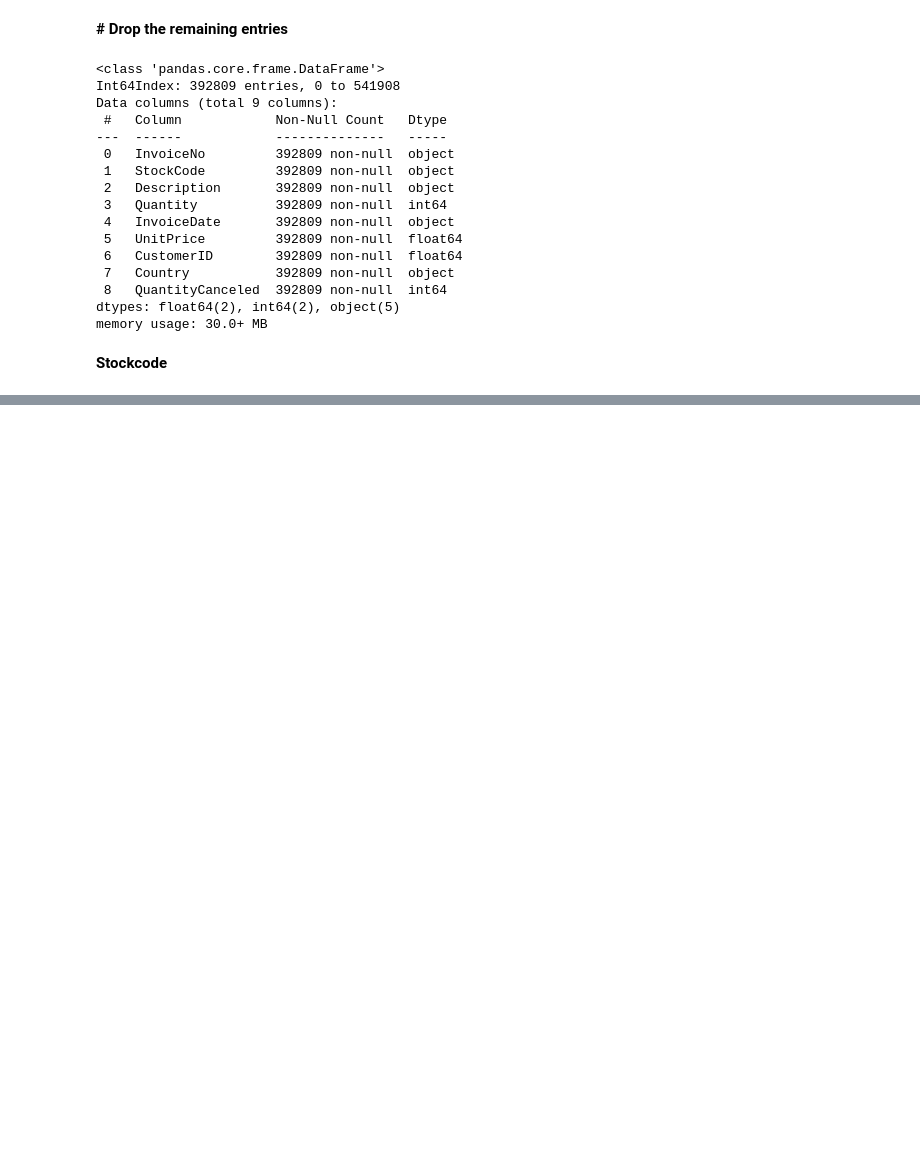
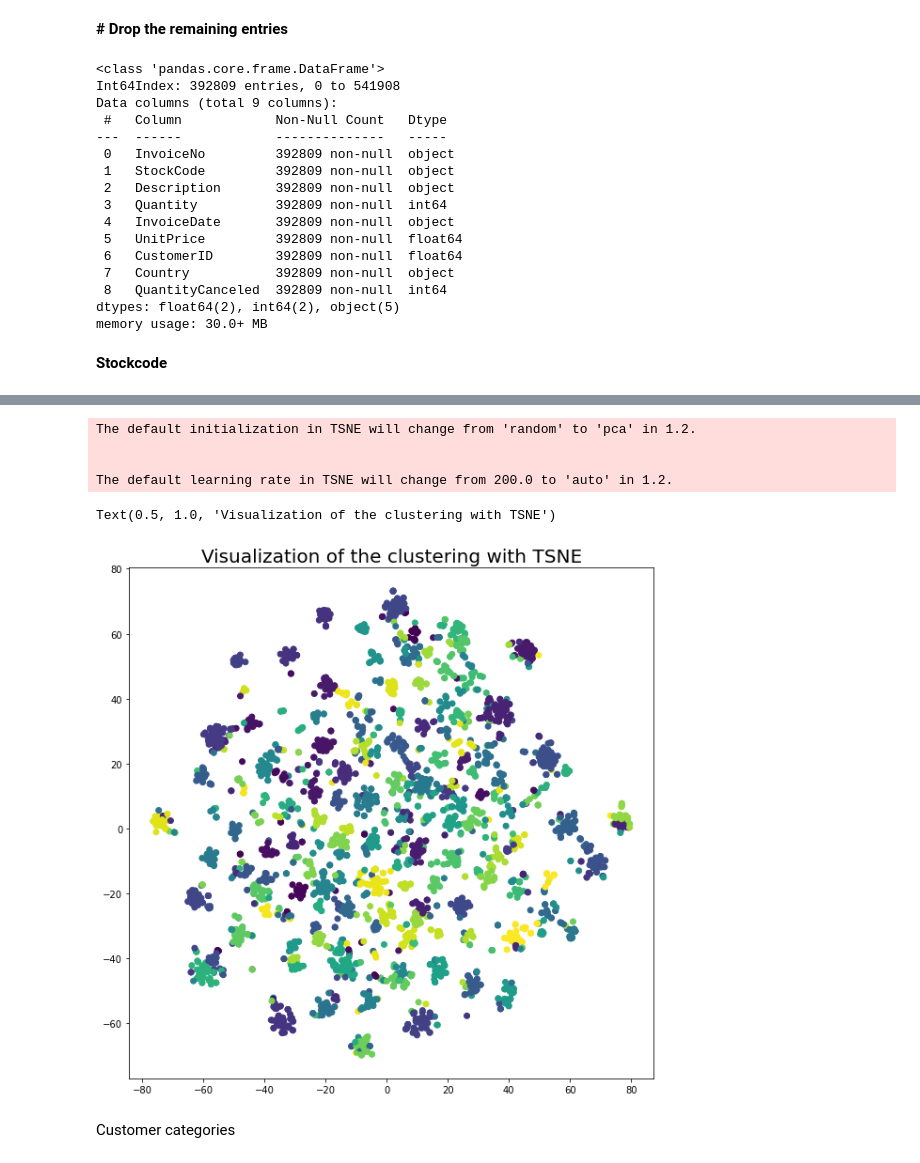
Before and after one commit to jithesh9539/Customer_Segmentation_Final, a Jupyter notebook: Customer_Segmentation.ipynb, the cells around one changed output, grey strips where cells are left out. Drawn from its saved outputs; the diff is of its cells as text; code cells hidden in the pictures; blank space fills up the shorter version.

```diff
--- a/Customer_Segmentation.ipynb
+++ b/Customer_Segmentation.ipynb
@@ -409,0 +631,3 @@ memory usage: 30.0+ MB
+# %%
+#We don't need the quartiles anymore, so we'd drop them
+df_cleaned = df_cleaned.drop(columns=['r_quartile', 'f_quartile', 'm_quartile'])
@@ -409,0 +708,17 @@ memory usage: 30.0+ MB
+# %%
+tsne = TSNE(n_components=2)
+proj = tsne.fit_transform(TF_IDF_embedded)
+
+plt.figure(figsize=(10,10))
+plt.scatter(proj[:,0], proj[:,1], c=clusters)
+plt.title("Visualization of the clustering with TSNE", fontsize="20")
+# %% [output]
+The default initialization in TSNE will change from 'random' to 'pca' in 1.2.
+
+
+The default learning rate in TSNE will change from 200.0 to 'auto' in 1.2.
+Text(0.5, 1.0, 'Visualization of the clustering with TSNE')
+[figure, added]
+# %% [markdown]
+
+Customer categories
```
Also changed, not shown: parts of 59 cells of this notebook.
